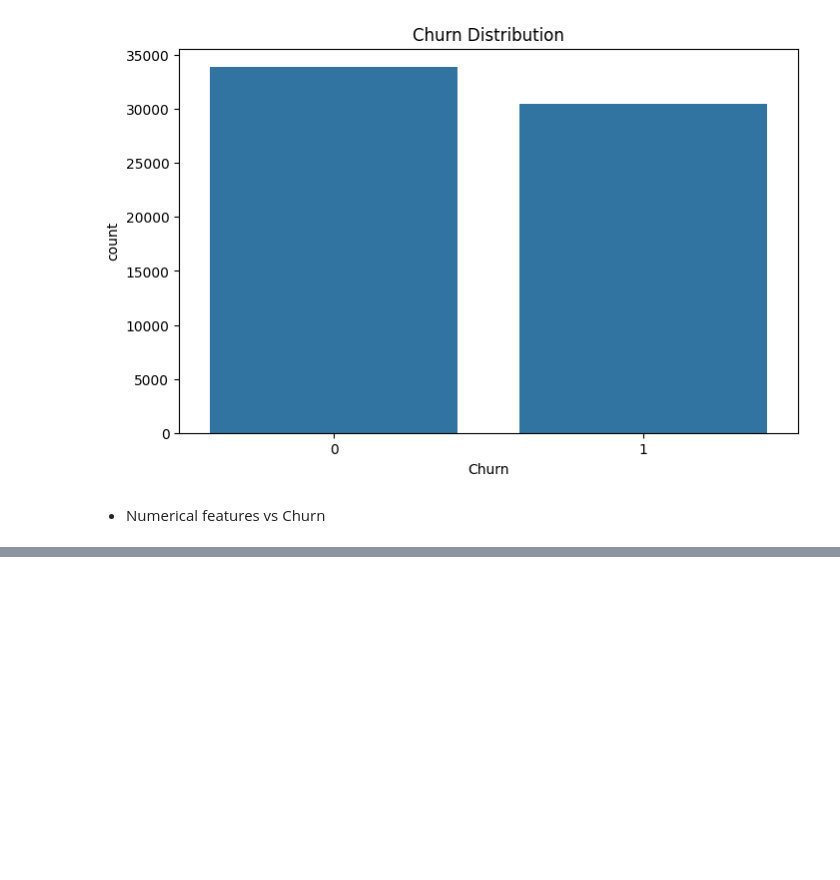
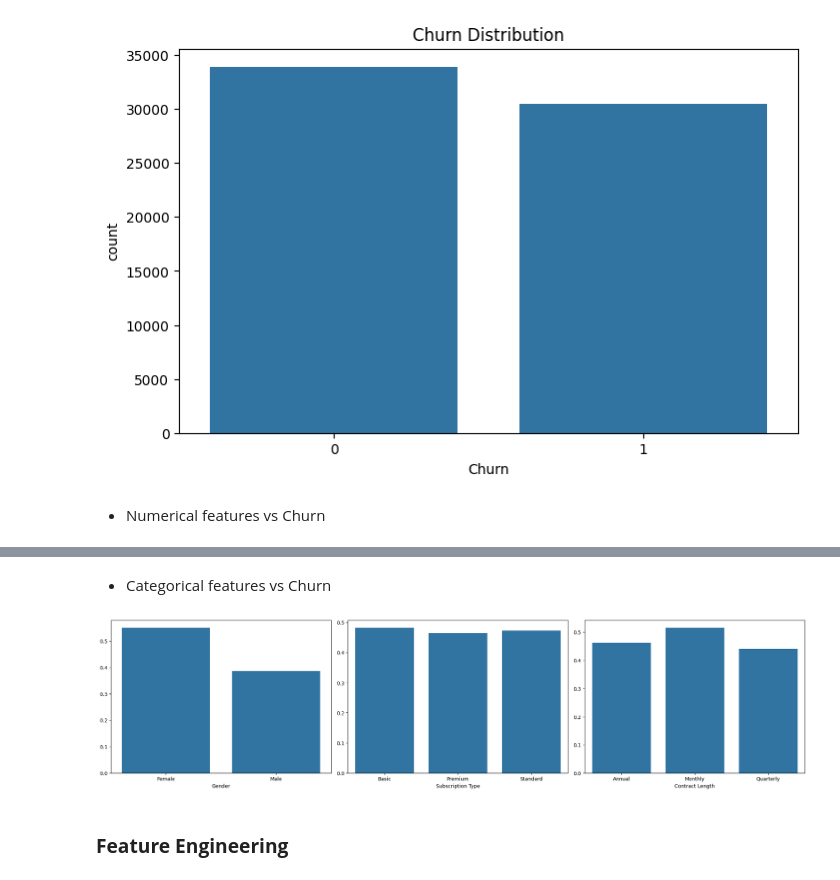
Before and after one commit to julsCadenas/DS-ML-Projects, a Jupyter notebook: CustomerChurnPrediction/notebooks/customer_churn_pred.ipynb, the cells around one changed output, grey strips where cells are left out. Cells and saved outputs as stored; diff of their text form; code cells hidden in the pictures; blank space fills up the shorter version.

```diff
--- a/CustomerChurnPrediction/notebooks/customer_churn_pred.ipynb
+++ b/CustomerChurnPrediction/notebooks/customer_churn_pred.ipynb
@@ -231,17 +238,22 @@ numerical_churn(train_df, numerical_features_no_churn)
+# %% [markdown]
+- Categorical features vs Churn
 # %%
-# def numerical_churn(df, features):
-#     fig, ax = plt.subplots(2, 4, figsize=(20, 8))
-#     ax = ax.flatten()
+def categorical_churn(df, features):
+    fig, ax = plt.subplots(1, 3, figsize=(20, 5))
+    ax = ax.flatten()
 
-#     for i, feature in enumerate(features):
-#         sns.histplot(data=df, x=feature, hue='Churn', bins=30, ax=ax[i], alpha=0.7)
-#         ax[i].set_title(feature)
+    for i, feature in enumerate(features):
+        churn_rate = df.groupby(feature)['Churn'].mean()
+        sns.barplot(x=churn_rate.index, y=churn_rate.values, ax=ax[i])
 
-#     for j in range(i + 1, len(ax)):
-#         ax[j].set_visible(False)
+    for j in range(i + 1, len(ax)):
+        ax[j].set_visible(False)
 
+    plt.tight_layout()
+    plt.show()
 
-#     plt.tight_layout()
-#     plt.show()
-
-# numerical_churn(train_df, numerical_features_no_churn)
+categorical_churn(train_df, categorical_features)
+# %% [output]
+[figure, added]
+# %% [markdown]
+### **Feature Engineering**
```
Also changed, not shown: parts of 3 cells of this notebook.
